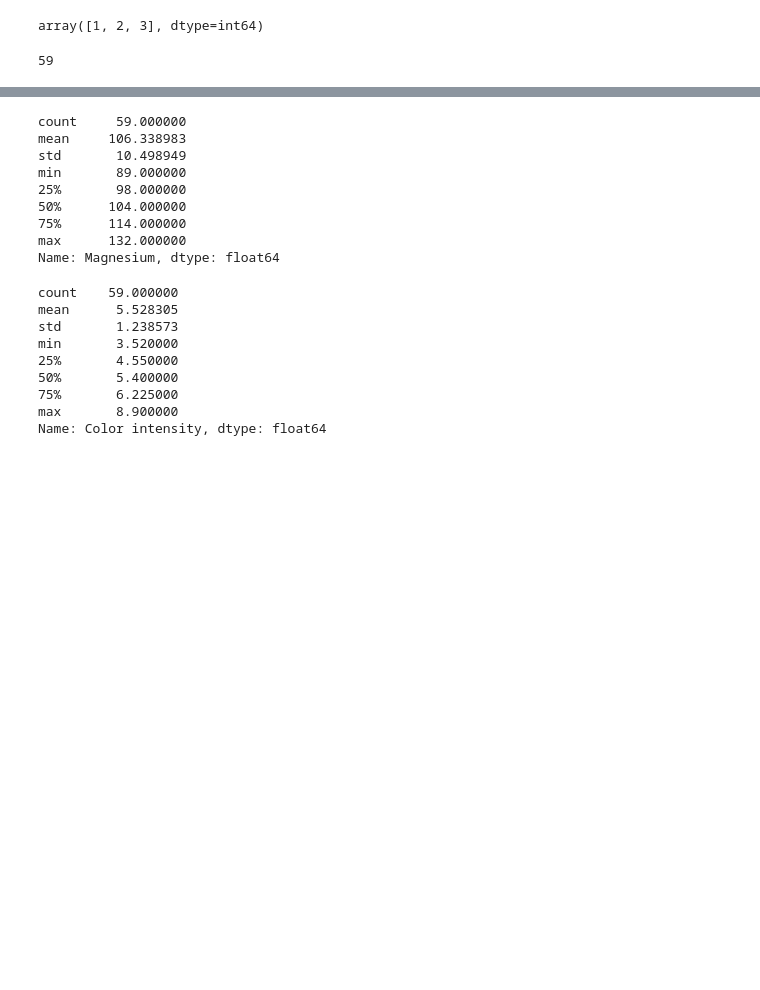
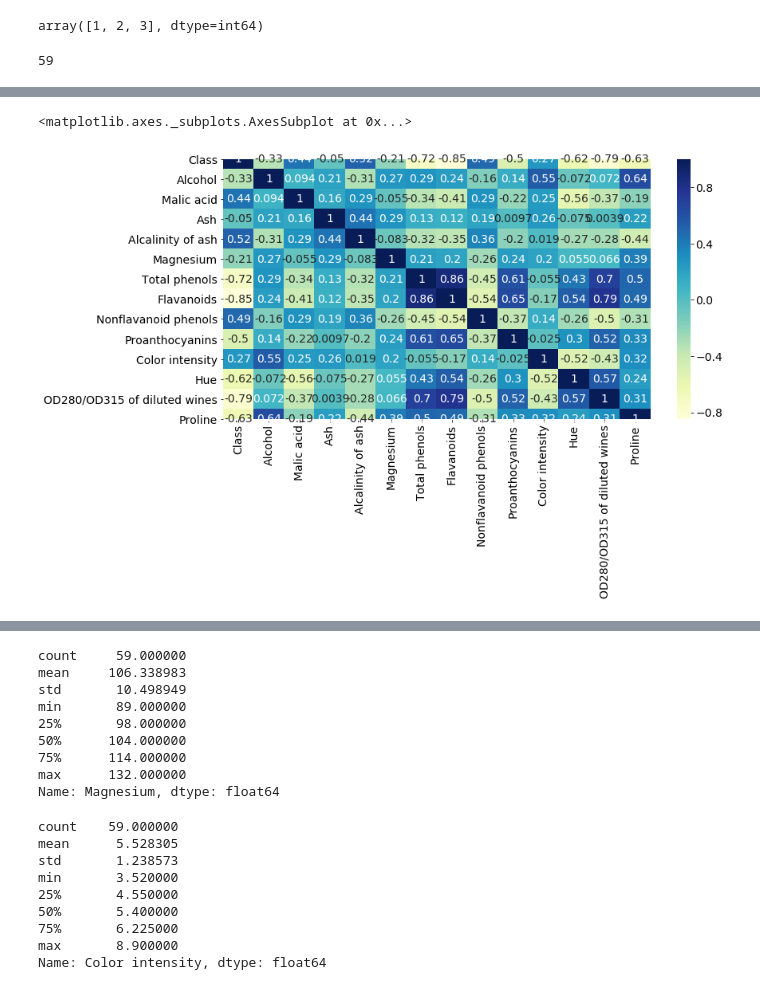
Before and after one commit to Hoda-MA/My-Projects, a Jupyter notebook: Wine/Wine Chemistry-Classification.ipynb, the cells around one changed output, grey strips where cells are left out. Drawn from its saved outputs; the diff is of its cells as text; code cells hidden in the pictures; blank space fills up the shorter version.

```diff
--- a/Wine/Wine Chemistry-Classification.ipynb
+++ b/Wine/Wine Chemistry-Classification.ipynb
@@ -91 +123,9 @@ len(wine[wine.Class==1])
+# %%
+#correlational heat map
+wine_corr=wine.iloc[:,:].corr();
+plt.figure(figsize=(12,6))
+sns.heatmap(wine_corr, cmap='YlGnBu', annot=True)
+# %% [output]
+<matplotlib.axes._subplots.AxesSubplot at 0x...>
+[figure, added]
 # %%
```
Also changed, not shown: parts of 16 cells of this notebook, 1 other file.
